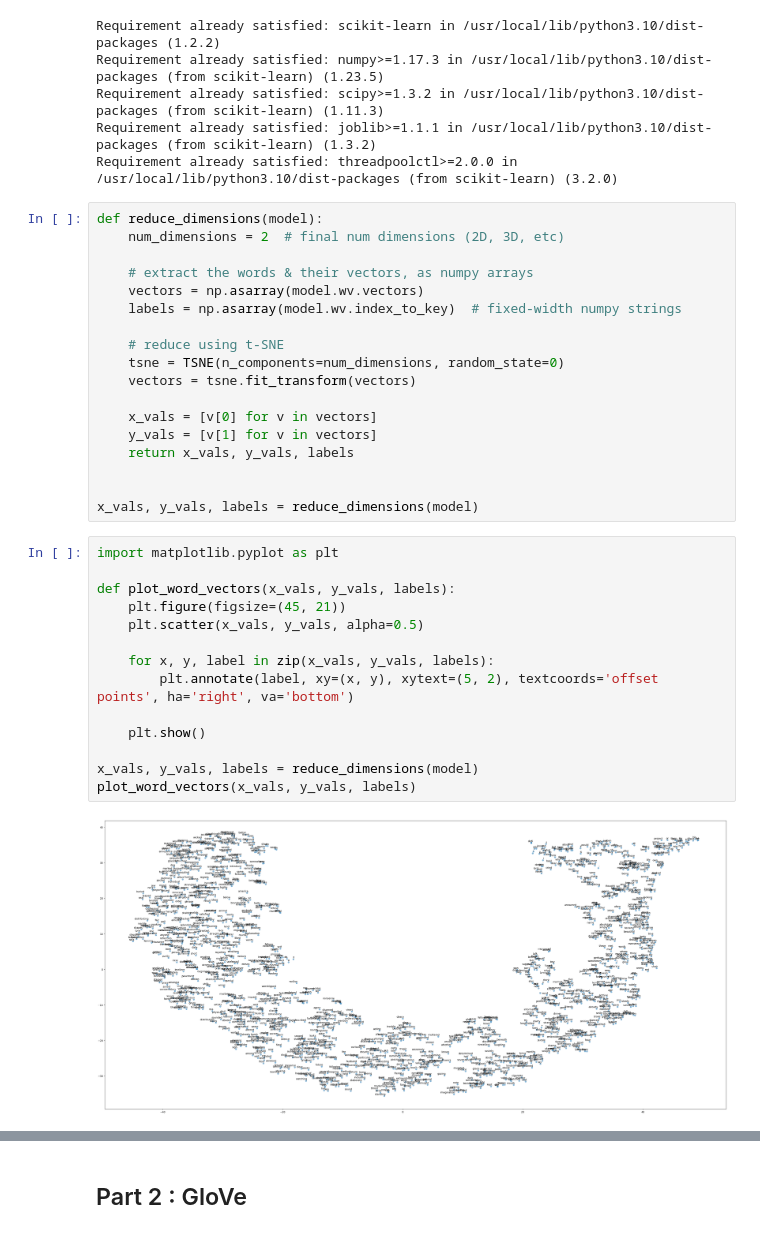
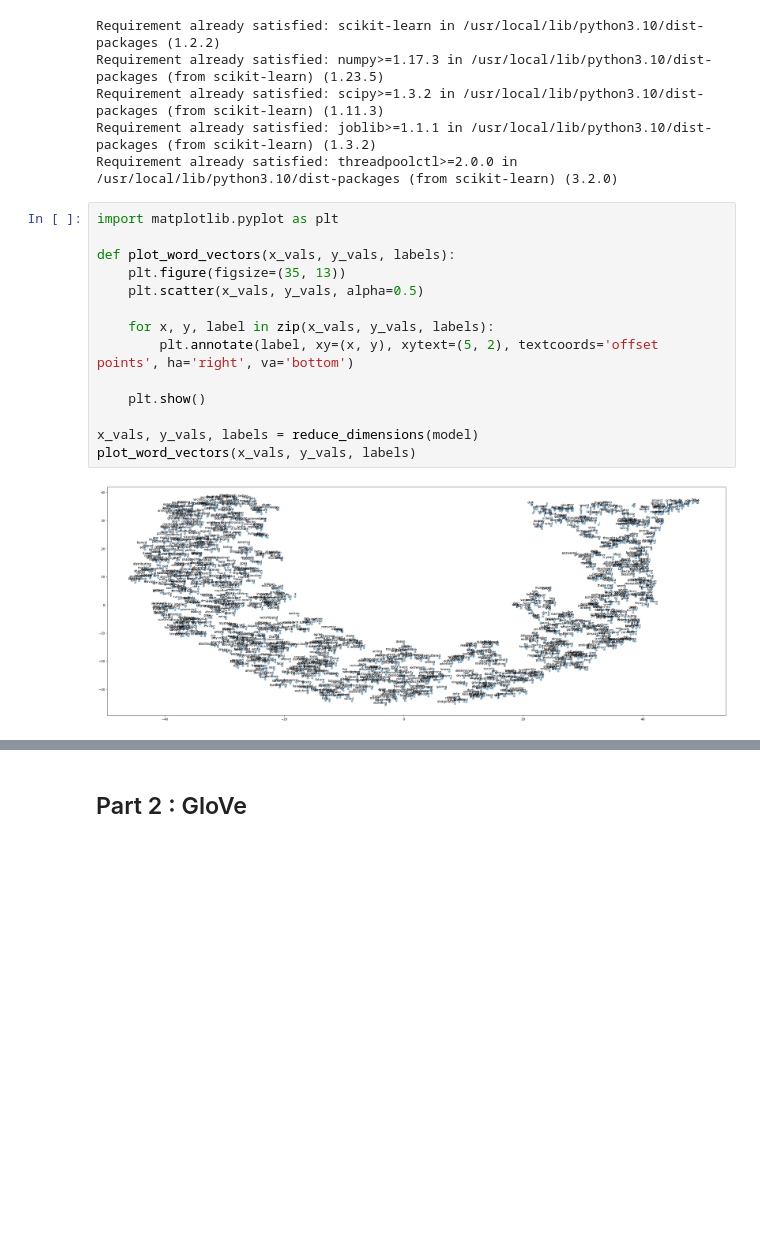
Before and after one commit to prupat/JavaScript1, a Jupyter notebook: wordvectors_lab_3_Prudence_Brou.ipynb, the cells around one changed output, grey strips where cells are left out. Saved outputs shown, nothing was run; the diff lists cells and outputs as text; blank space fills up the shorter version.

```diff
--- a/wordvectors_lab_3_Prudence_Brou.ipynb
+++ b/wordvectors_lab_3_Prudence_Brou.ipynb
@@ -193,40 +189,22 @@ Requirement already satisfied: numpy>=1.17.3 in /usr/local/lib/python3.10/dist-p
 Requirement already satisfied: scipy>=1.3.2 in /usr/local/lib/python3.10/dist-packages (from scikit-learn) (1.11.3)
 Requirement already satisfied: joblib>=1.1.1 in /usr/local/lib/python3.10/dist-packages (from scikit-learn) (1.3.2)
 Requirement already satisfied: threadpoolctl>=2.0.0 in /usr/local/lib/python3.10/dist-packages (from scikit-learn) (3.2.0)
-# %%
-def reduce_dimensions(model):
-    num_dimensions = 2  # final num dimensions (2D, 3D, etc)
-
-    # extract the words & their vectors, as numpy arrays
-    vectors = np.asarray(model.wv.vectors)
-    labels = np.asarray(model.wv.index_to_key)  # fixed-width numpy strings
-
-    # reduce using t-SNE
-    tsne = TSNE(n_components=num_dimensions, random_state=0)
-    vectors = tsne.fit_transform(vectors)
-
-    x_vals = [v[0] for v in vectors]
-    y_vals = [v[1] for v in vectors]
-    return x_vals, y_vals, labels
-
-
-x_vals, y_vals, labels = reduce_dimensions(model)
 # %%
 import matplotlib.pyplot as plt
 
 def plot_word_vectors(x_vals, y_vals, labels):
-    plt.figure(figsize=(45, 21))
+    plt.figure(figsize=(35, 13))
     plt.scatter(x_vals, y_vals, alpha=0.5)
 
     for x, y, label in zip(x_vals, y_vals, labels):
         plt.annotate(label, xy=(x, y), xytext=(5, 2), textcoords='offset points', ha='right', va='bottom')
 
     plt.show()
 
 x_vals, y_vals, labels = reduce_dimensions(model)
 plot_word_vectors(x_vals, y_vals, labels)
 # %% [output]
-[figure, old version]
+[figure, new version]
 # %%
 import plotly.express as px
 import pandas as pd
```
Also changed, not shown: parts of 3 cells of this notebook.
